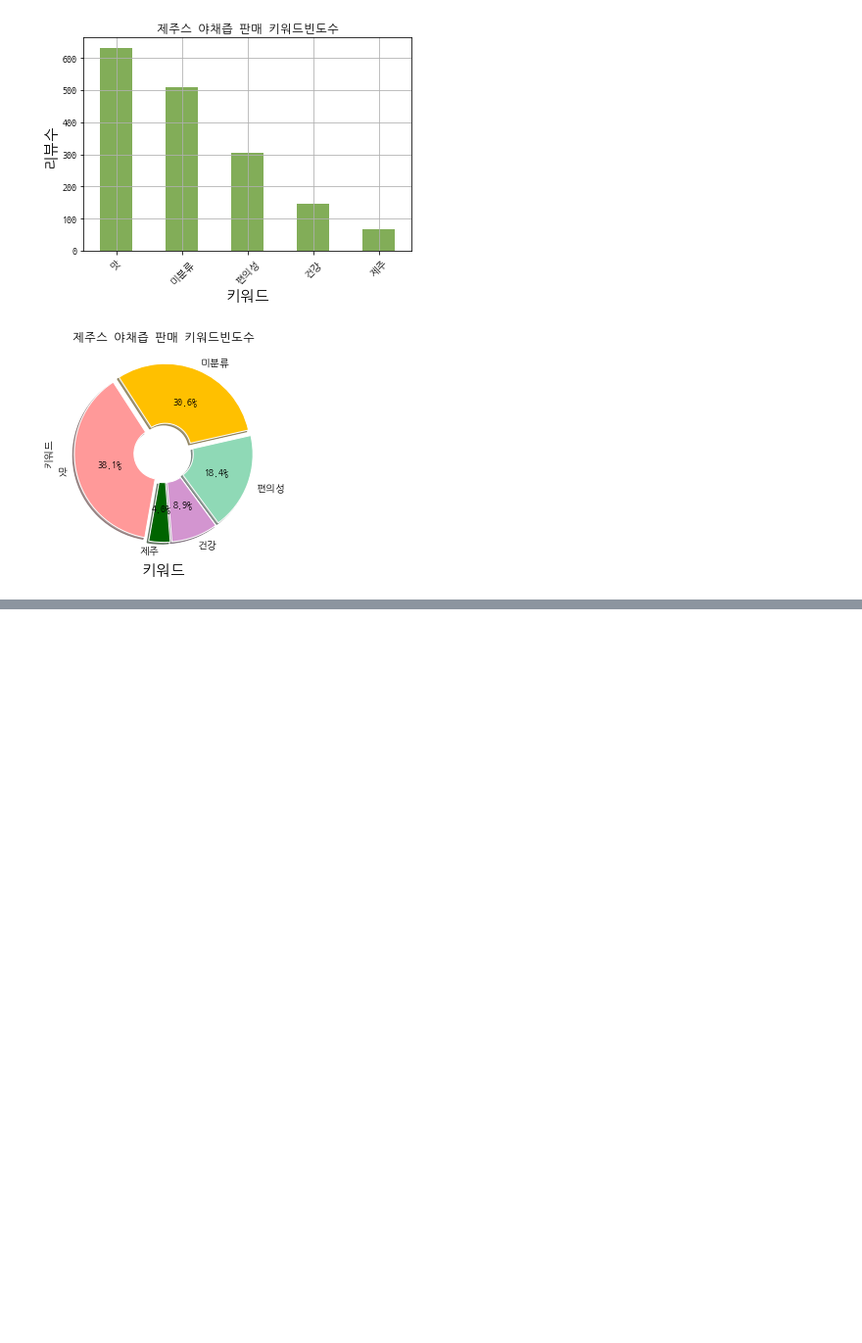
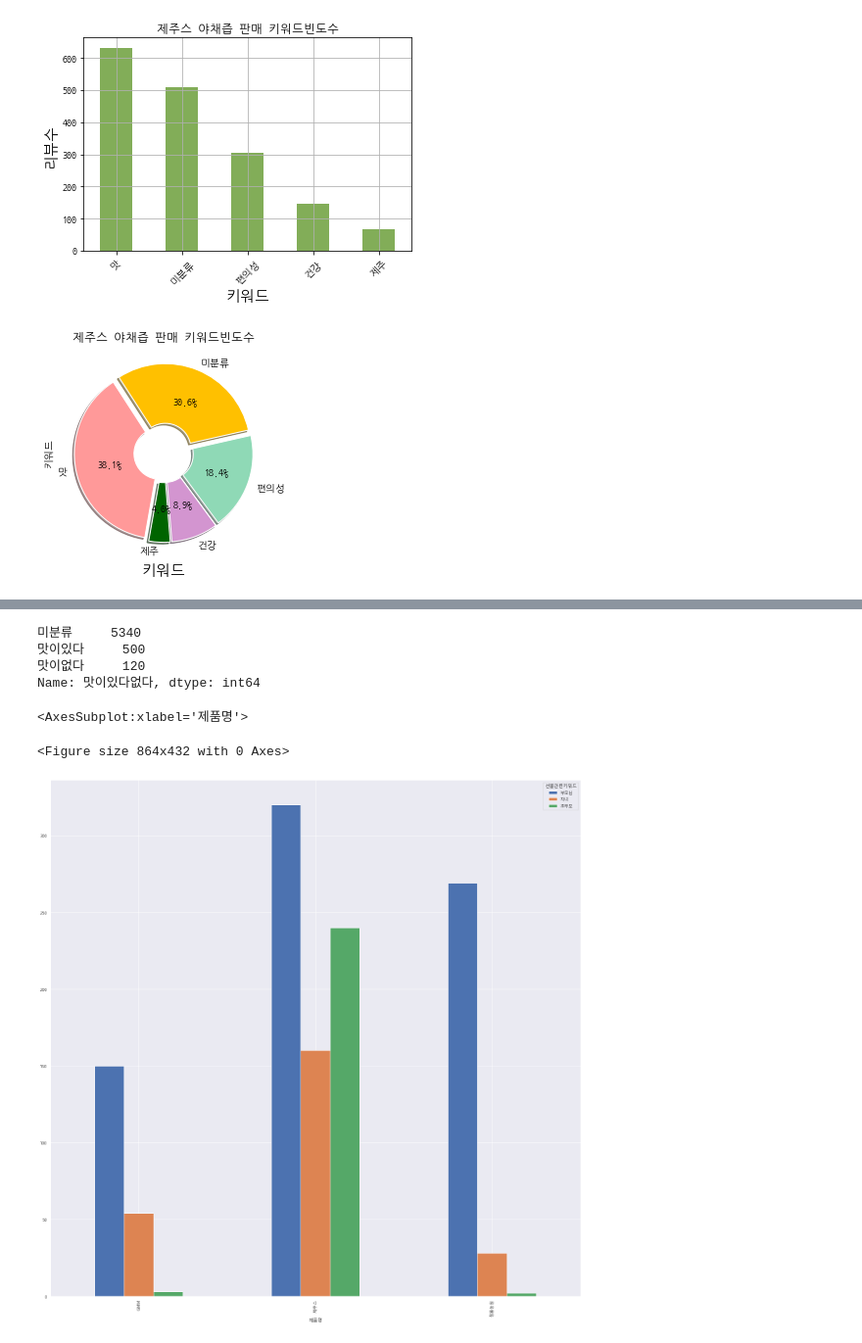
Before and after one commit to minwooking/Data_Crawling_And_Data_analysis, a Jupyter notebook: 홀푸드코리아/GMM.ipynb, the cells around one changed output, grey strips where cells are left out. Shown at 98% size. Cells and saved outputs as stored; diff of their text form; code cells hidden in the pictures; blank space fills up the shorter version.

```diff
--- a/홀푸드코리아/GMM.ipynb
+++ b/홀푸드코리아/GMM.ipynb
@@ -38,0 +88,2 @@ df['내용정제'] = df['내용'].apply(lambda x : re.sub('[^가-힣 ]', '', x))
+# %%
+df = pd.concat([df_제주스,df_청룡농원,df_GMM],axis=0)
@@ -428,5 +523,5 @@ Name: 내용, dtype: int64
 # %%
-df['키워드'] = df.내용정제.apply(lambda x: '맛' if (x.__contains__('맛') or x.__contains__('먹기')) else
+df['키워드'] = df.내용.apply(lambda x: '맛' if (x.__contains__('맛') or x.__contains__('먹기')) else
                                             '편의성' if (x.__contains__('배송') or x.__contains__('구매')) else
                                             '재료' if x.__contains__ ('주행') else
                                             '가격' if x.__contains__('보조금') else
@@ -437,5 +548,5 @@ df['키워드'] = df.내용정제.apply(lambda x: '맛' if (x.__contains__('맛'
 # %%
-df['맛이있다없다'] = df.내용정제.apply(lambda x: '맛이있다' if (x.__contains__('맛있')) else
+df['맛이있다없다'] = df.내용.apply(lambda x: '맛이있다' if (x.__contains__('맛있')) else
                                             '맛이없다' if (x.__contains__('맛없') )
                                             else '미분류'
                                 )
@@ -495,3 +622,9 @@ plt.xlabel('키워드',size=(15))
 plt.savefig('키워드pie.png',dpi=350)
 # %% [output]
 [figure]
+# %%
+df['선물관련키워드'] = df.내용.apply(lambda x: '부모님' if (x.__contains__('어머니') or x.__contains__('엄마')or x.__contains__('아빠') or x.__contains__('아버지') or x.__contains__ ('부모')) else
+                                            '자녀' if (x.__contains__('애들') or  x.__contains__('아들') or x.__contains__('딸') or x.__contains__('애기')  or x.__contains__('애들'))else
+                                            '조부모' if (x.__contains__('할머니') or x.__contains__('할아버지') or x.__contains__('조부모') )
+                                            else '미분류'
+                                )
@@ -497,0 +757,15 @@ plt.savefig('키워드pie.png',dpi=350)
+# %%
+df.맛이있다없다.value_counts()
+# %% [output]
+미분류     5340
+맛이있다     500
+맛이없다     120
+Name: 맛이있다없다, dtype: int64
+# %%
+plt.figure(figsize=(12,6))
+df[df.선물관련키워드 !='미분류'].groupby(['제품명',
+           '선물관련키워드']).내용.count().unstack().plot.bar()
+# %% [output]
+<AxesSubplot:xlabel='제품명'>
+<Figure size 864x432 with 0 Axes>
+[figure, added]
```
Also changed, not shown: parts of 43 cells of this notebook.
